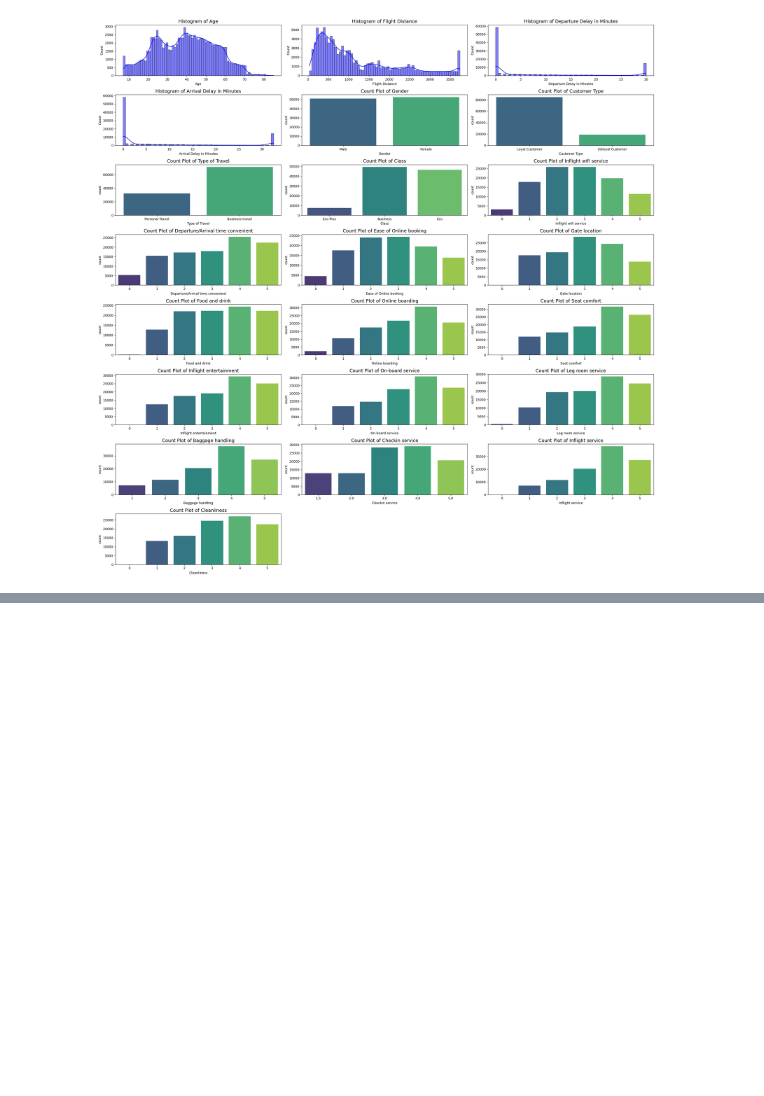
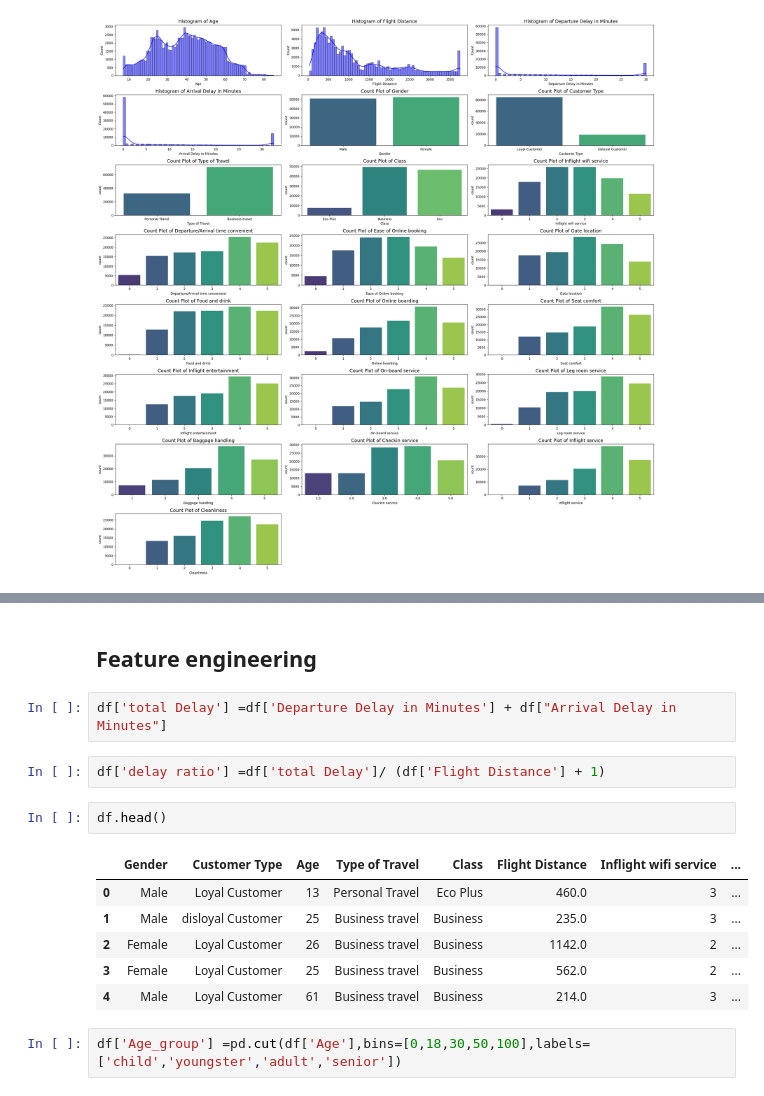
Before and after one commit to shubham3032002/airline_customer_satifaction, a Jupyter notebook: notebook/exp.ipynb, the cells around one changed output, grey strips where cells are left out. Saved outputs shown, nothing was run; the diff lists cells and outputs as text; blank space fills up the shorter version.

```diff
--- a/notebook/exp.ipynb
+++ b/notebook/exp.ipynb
@@ -401,0 +466,17 @@ plt.show()
+# %% [markdown]
+## Feature engineering
+# %%
+df['total Delay'] =df['Departure Delay in Minutes'] + df["Arrival Delay in Minutes"]
+# %%
+df['delay ratio'] =df['total Delay']/ (df['Flight Distance'] + 1)
+# %%
+df.head()
+# %% [output]
+|  | Gender | Customer Type | Age | Type of Travel | Class | Flight Distance | Inflight wifi service | ... |
+| 0 | Male | Loyal Customer | 13 | Personal Travel | Eco Plus | 460.0 | 3 | ... |
+| 1 | Male | disloyal Customer | 25 | Business travel | Business | 235.0 | 3 | ... |
+| 2 | Female | Loyal Customer | 26 | Business travel | Business | 1142.0 | 2 | ... |
+| 3 | Female | Loyal Customer | 25 | Business travel | Business | 562.0 | 2 | ... |
+| 4 | Male | Loyal Customer | 61 | Business travel | Business | 214.0 | 3 | ... |
+# %%
+df['Age_group'] =pd.cut(df['Age'],bins=[0,18,30,50,100],labels=['child','youngster','adult','senior'])
```
Also changed, not shown: parts of 6 cells of this notebook, 3 other files.
